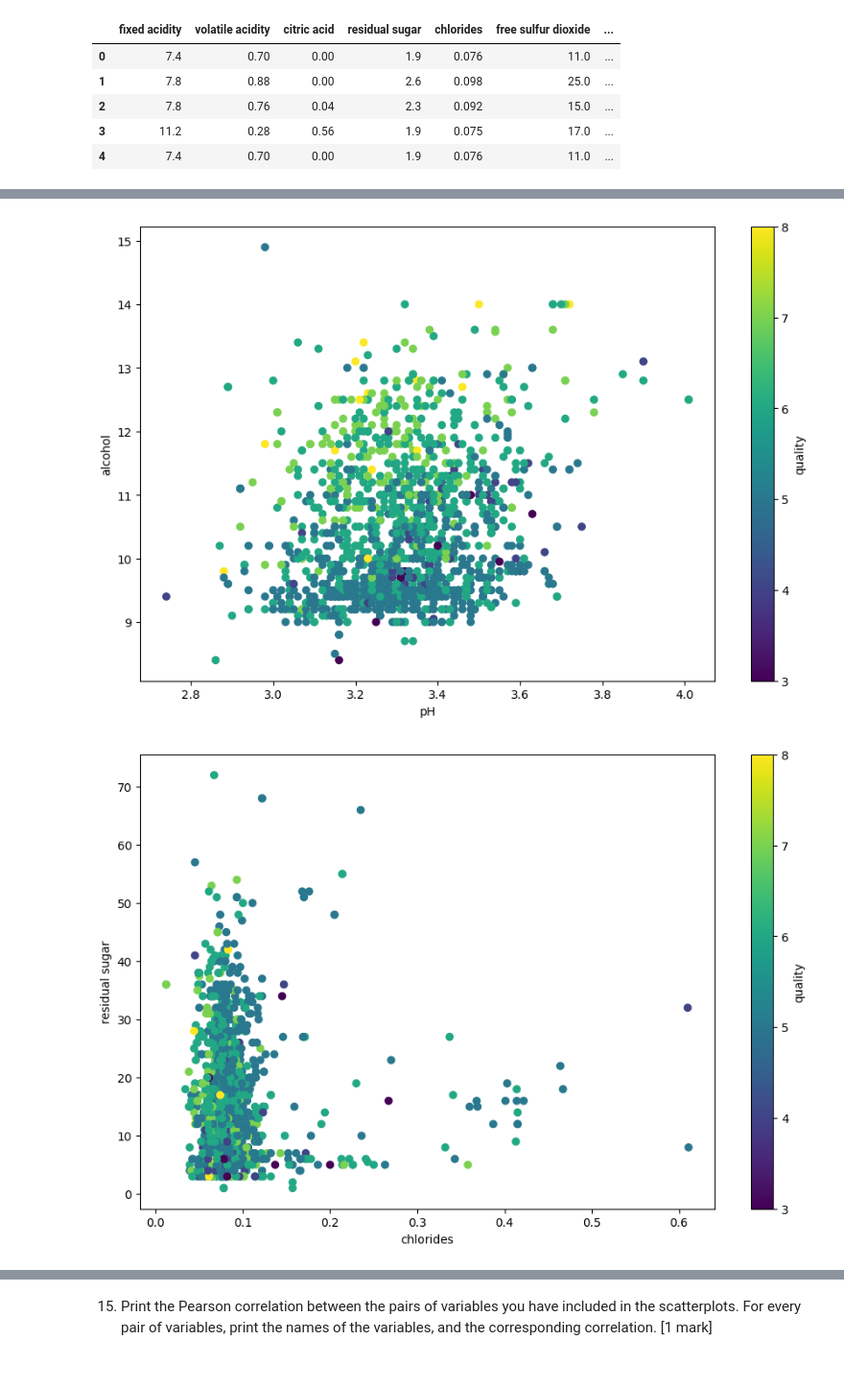
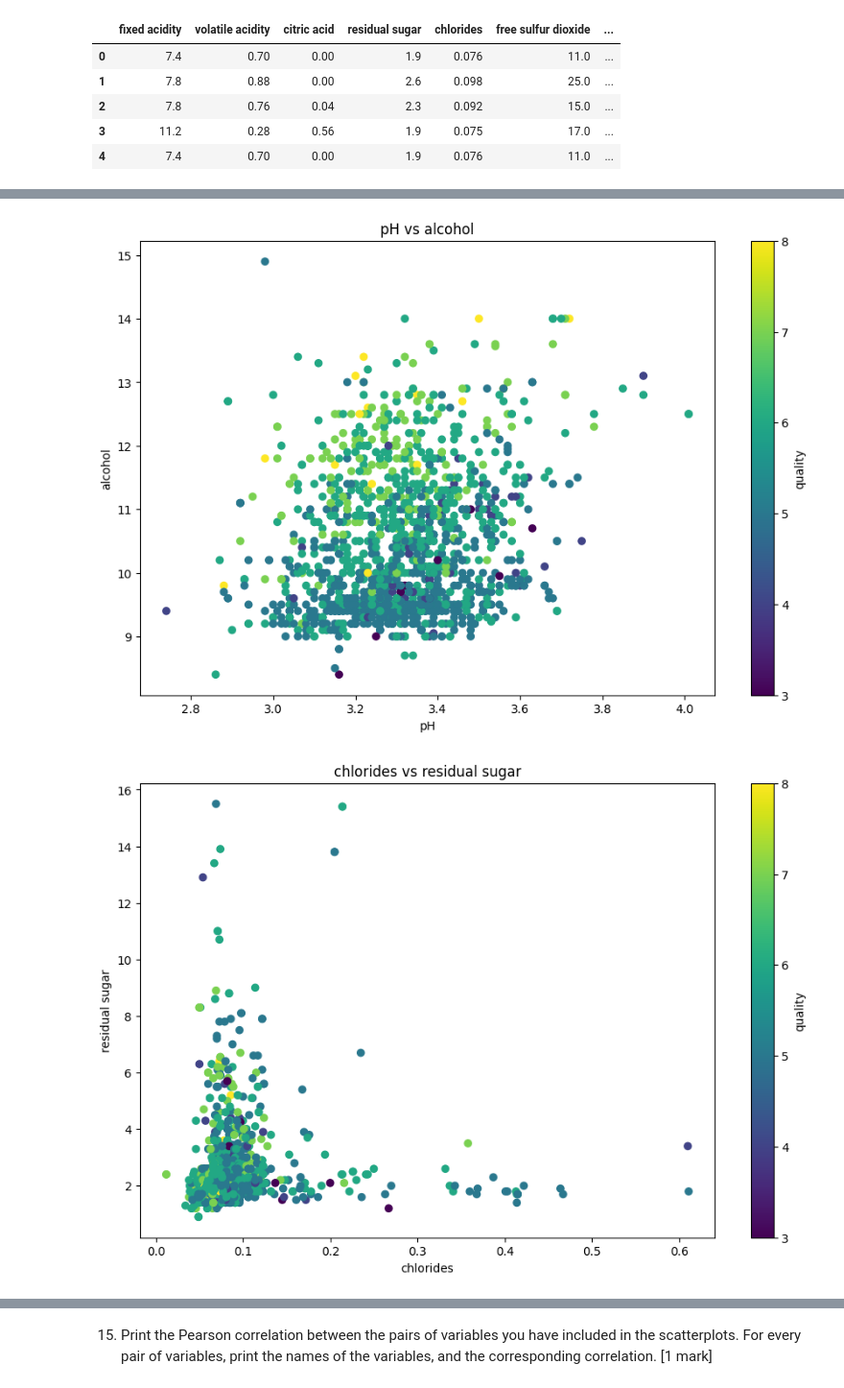
Before and after one commit to Hayai1/machine-learning-course-work, a Jupyter notebook: template-COM1011-STUDENTNUMBER.ipynb, the cells around one changed output, grey strips where cells are left out. Shown at 96% size. Cells and saved outputs as stored; diff of their text form; code cells hidden in the pictures.

```diff
--- a/template-COM1011-STUDENTNUMBER.ipynb
+++ b/template-COM1011-STUDENTNUMBER.ipynb
@@ -324,25 +375,27 @@ cbar = plt.colorbar(scatter, label='quality')
 cbar.set_ticks([3,4,5,6,7,8])
 
 #labels
+plt.title('pH vs alcohol')
 plt.xlabel('pH')
 plt.ylabel('alcohol')
 plt.show()
 # %% [output]
-[figure, old version]
+[figure, new version]
 # %%
 
 plt.figure(figsize=(11, 7))
-scatter = plt.scatter(df2['chlorides'], df2['free sulfur dioxide'],c=df2['quality'],cmap='viridis')
+scatter = plt.scatter(df2['chlorides'], df2['residual sugar'],c=df2['quality'],cmap='viridis')
 
 cbar = plt.colorbar(scatter, label='quality')
 cbar.set_ticks([3,4,5,6,7,8])
 
 #labels
+plt.title('chlorides vs residual sugar')
 plt.xlabel('chlorides')
 plt.ylabel('residual sugar')
 plt.show()
 # %% [output]
-[figure, old version]
+[figure, new version]
 # %%
 
 plt.figure(figsize=(11, 7))
```
Also changed, not shown: parts of 61 cells of this notebook.
